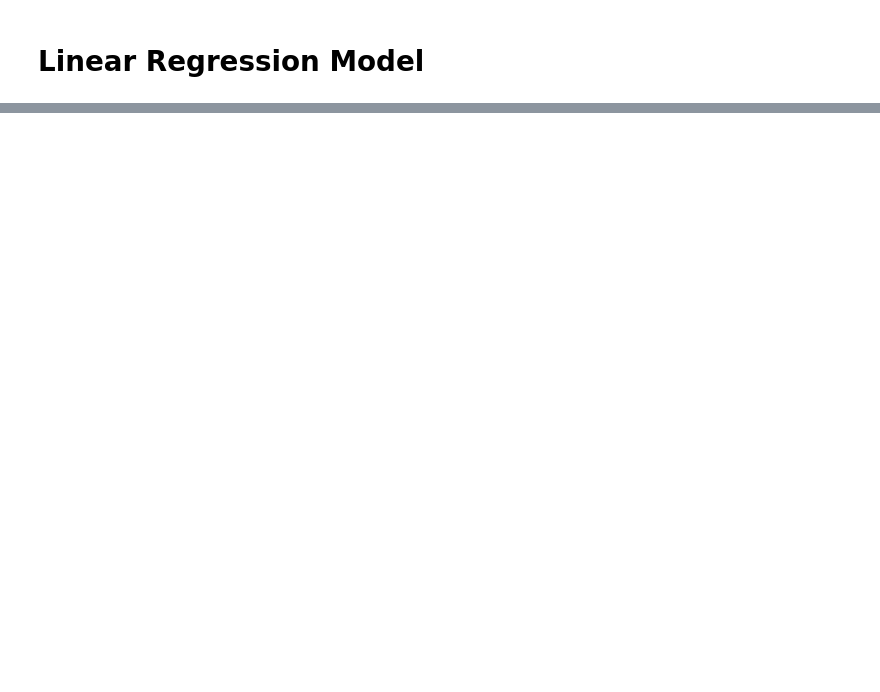
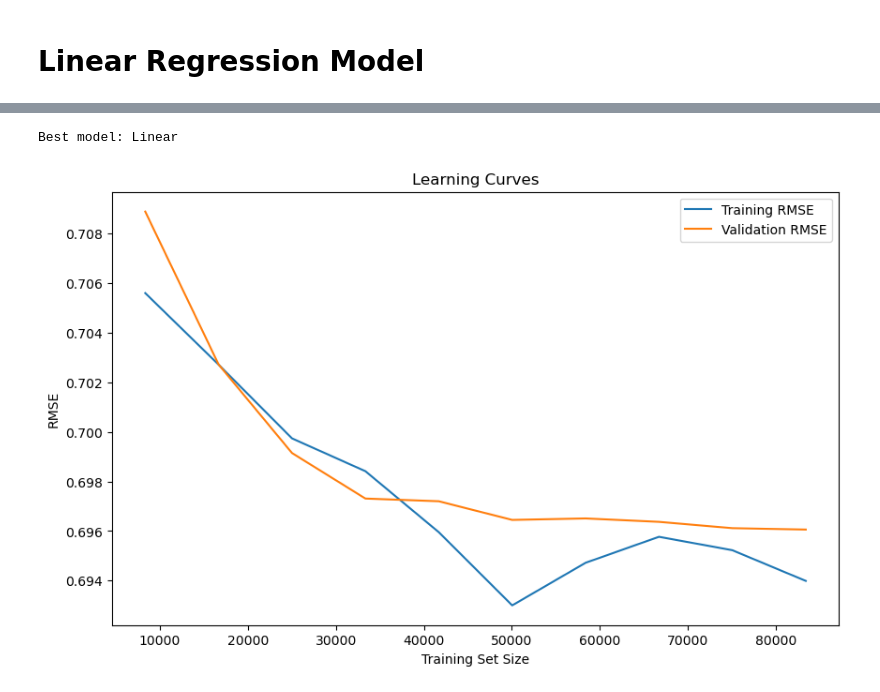
Before and after one commit to jeremlll/ADS-Assignment-1, a Jupyter notebook: notebooks/modelling.ipynb, the cells around one changed output, grey strips where cells are left out. Cells and saved outputs as stored; diff of their text form; code cells hidden in the pictures; blank space fills up the shorter version.

```diff
--- a/notebooks/modelling.ipynb
+++ b/notebooks/modelling.ipynb
@@ -175 +195,27 @@ y_pred = np.expm1(y_pred_log)
+# %%
+# Select the best model
+best_model_name = min(results, key=lambda x: results[x]['mse'])
+best_model = results[best_model_name]['model']
+print(f"Best model: {best_model_name}")
+# %% [output]
+Best model: Linear
+# %%
+# Learning curves
+train_sizes, train_scores, test_scores = learning_curve(
+    best_model, X, y, cv=5, scoring='neg_mean_squared_error',
+    train_sizes=np.linspace(0.1, 1.0, 10))
+
+train_rmse = np.sqrt(-train_scores.mean(axis=1))
+test_rmse = np.sqrt(-test_scores.mean(axis=1))
+
+plt.figure(figsize=(10, 6))
+plt.plot(train_sizes, train_rmse, label='Training RMSE')
+plt.plot(train_sizes, test_rmse, label='Validation RMSE')
+plt.xlabel('Training Set Size')
+plt.ylabel('RMSE')
+plt.title('Learning Curves')
+plt.legend()
+plt.show()
+# %% [output]
+[figure, added]
 # %%
```
Also changed, not shown: parts of 23 cells of this notebook, 1 other file.
